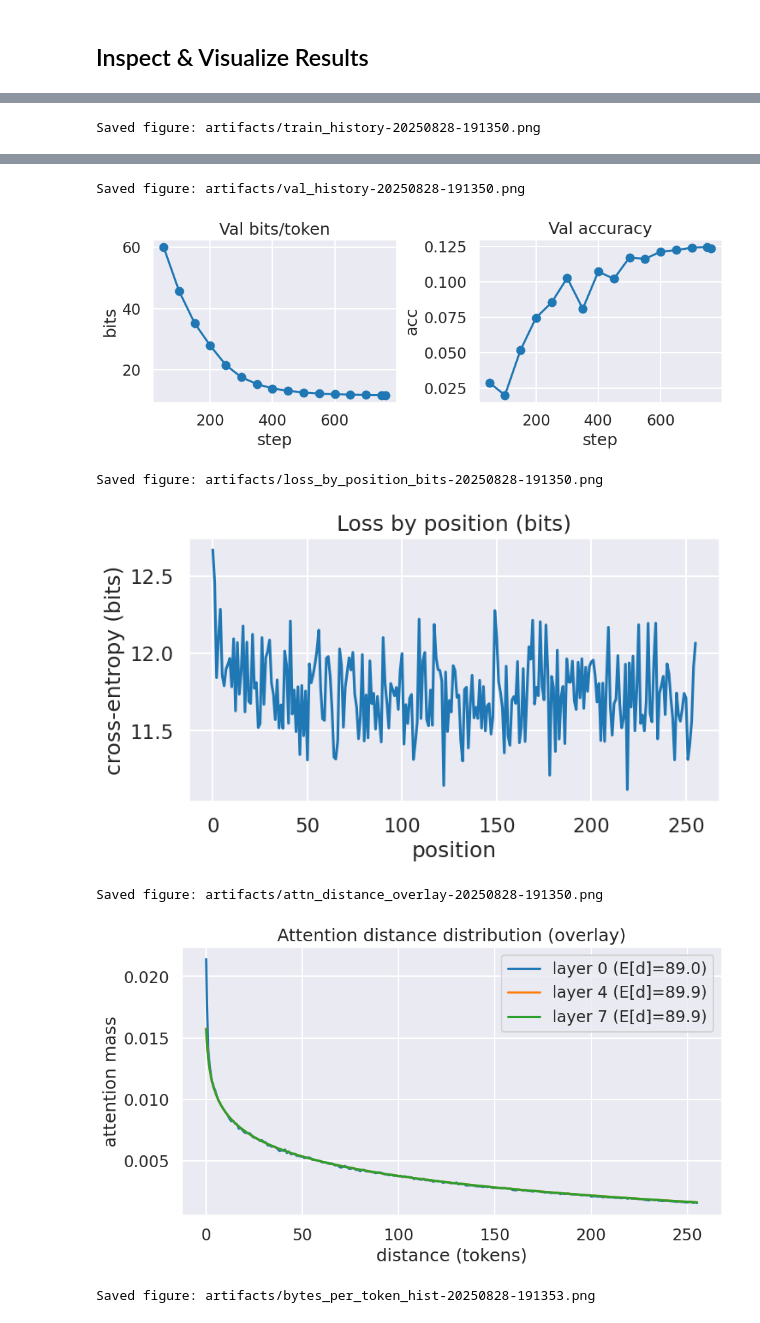
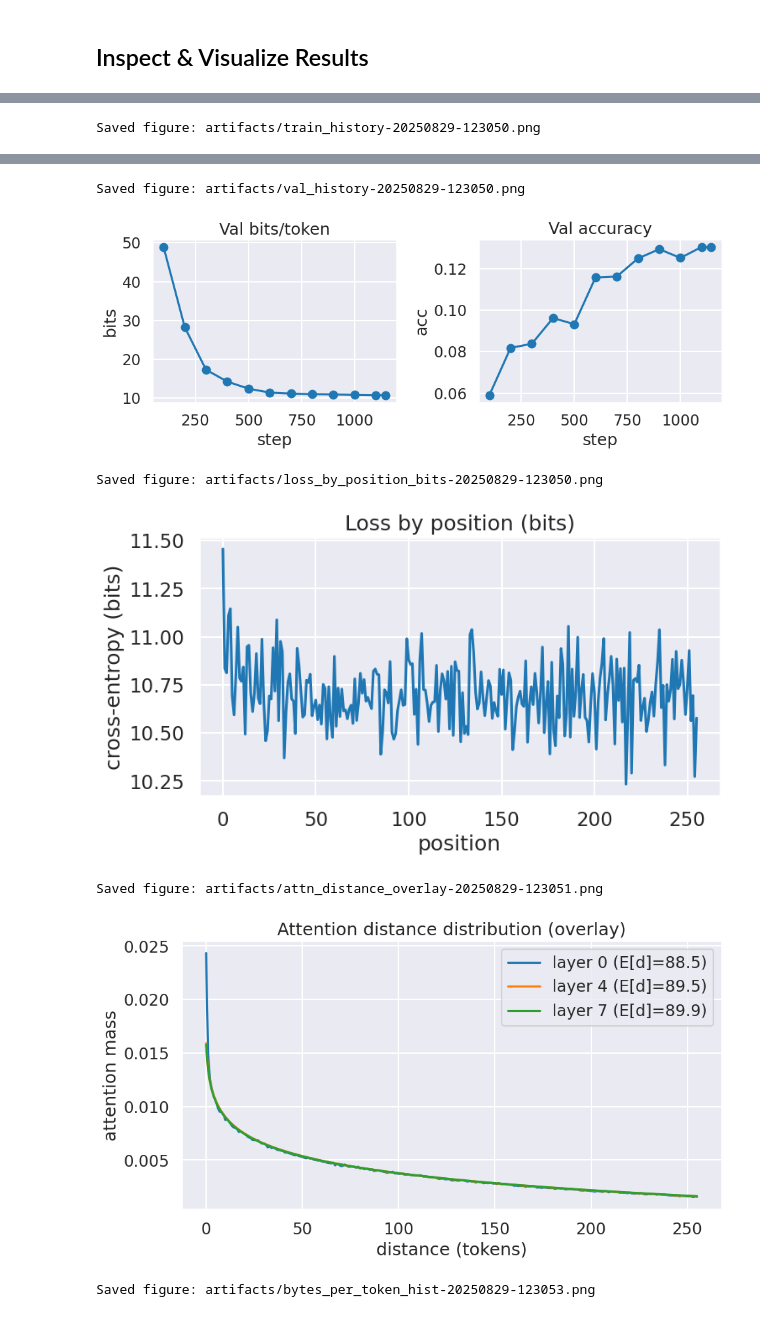
Before and after one commit to No-Stream/transformer-experiments, a Jupyter notebook: transformer_experiments.ipynb, the cells around one changed output, grey strips where cells are left out. Cells and saved outputs as stored; diff of their text form; code cells hidden in the pictures.

```diff
--- a/transformer_experiments.ipynb
+++ b/transformer_experiments.ipynb
@@ -133,6 +133,9 @@ class HFTokenizerAdapter:
             trust_remote_code=False,
         )
         self.tok = tok
+        # Common special IDs (may be None depending on tokenizer)
+        self.bos_id = getattr(self.tok, 'bos_token_id', None)
+        self.eos_id = getattr(self.tok, 'eos_token_id', None)
         self.vocab_size = int(self.tok.vocab_size)
         # Cache for quick checks
         self._special_tokens = set(getattr(self.tok, "all_special_tokens", []))
@@ -318,7 +321,10 @@ class DecoderOnlyLM(nn.Module):
 
         # LM head weight tied to tok_emb
         self.lm_head = nn.Linear(cfg.d_model, cfg.vocab_size, bias=False)
-        self.lm_head.weight = self.tok_emb.weight  # TODO weight tying???
+
+        # Initialize weights (GPT-2 style) before tying
+        self.apply(self._init_weights)
+        self.lm_head.weight = self.tok_emb.weight  # weight tying
 
     def _init_weights(self, module):
         # GPT2 style
@@ -775,16 +792,16 @@ cfg = Config(
     n_layers=12,
     d_mlp=2_048,
     max_seq_len=512,
-    dropout=0.1,
+    dropout=0.05,
     micro_batch_size=32,  # 8–16
     effective_batch_size=512,  # via grad accumulation
     token_budget=300_000_000,  # 200M+ later
     peak_lr=3e-4,
-    min_lr_ratio=0.10,
-    warmup_steps=500,  # short warmup for small runs; increase for long training
+    min_lr_ratio=0.20,
+    warmup_steps=50,  # ~4% of ~1.1k steps for 300M tokens
     betas=(0.9, 0.95),
-    weight_decay=0.10,
-    grad_clip=1.0,
+    weight_decay=0.05,
+    grad_clip=30.0,
     use_bf16=True,
     log_interval=25,  # can increase to e.g. 10's + 100's later
     val_interval=100,
@@ -820,9 +837,23 @@ train_loader, val_loader = make_wikipedia_loaders(
     config=WIKIPEDIA_VERSION,
 )
 
-optimizer = torch.optim.AdamW(
-    model.parameters(), lr=cfg.peak_lr, betas=cfg.betas, weight_decay=cfg.weight_decay
-)
+# AdamW with proper no-decay on norms/bias/embeddings
+decay_params, no_decay_params = [], []
+for name, p in model.named_parameters():
+    if not p.requires_grad:
+        continue
+    is_bias = name.endswith('.bias')
+    is_ln = ('ln' in name.lower()) or ('layernorm' in name.lower())
+    is_emb = ('tok_emb' in name) or ('pos_emb' in name) or ('embedding' in name.lower())
+    if is_bias or is_ln or is_emb:
+        no_decay_params.append(p)
+    else:
+        decay_params.append(p)
+opt_groups = [
+    {'params': decay_params, 'weight_decay': cfg.weight_decay},
+    {'params': no_decay_params, 'weight_decay': 0.0},
+]
+optimizer = torch.optim.AdamW(opt_groups, lr=cfg.peak_lr, betas=cfg.betas)
 
 grad_accum_steps = max(1, cfg.effective_batch_size // cfg.micro_batch_size)
 tokens_per_microbatch = cfg.micro_batch_size * cfg.max_seq_len
@@ -835,6 +866,7 @@ scheduler = WarmupCosineScheduler(
     warmup_steps=cfg.warmup_steps,
     total_steps=total_opt_steps,
     min_lr_ratio=cfg.min_lr_ratio,
+    hold_ratio=0.5,
 )
 
 logger.info(
@@ -1550,8 +1744,8 @@ gen_text = generate_text(
     tokenizer,
     prompt=PROMPT,
     max_new_tokens=80,
-    temperature=0.9,
-    top_k=50,
+    temperature=0.7,
+    top_k=32,
     device=device,
 )
 print("\n\n === Generation === ")
@@ -1568 +1762 @@ Saved figure: artifacts/lr_schedule-20250828-191349.png
-Saved figure: artifacts/train_history-20250828-191350.png
+Saved figure: artifacts/train_history-20250829-123050.png
@@ -1570,9 +1764,9 @@ Saved figure: artifacts/train_history-20250828-191350.png
-Saved figure: artifacts/val_history-20250828-191350.png
+Saved figure: artifacts/val_history-20250829-123050.png
-[figure, old version]
+[figure, new version]
-Saved figure: artifacts/loss_by_position_bits-20250828-191350.png
+Saved figure: artifacts/loss_by_position_bits-20250829-123050.png
-[figure, old version]
+[figure, new version]
-Saved figure: artifacts/attn_distance_overlay-20250828-191350.png
+Saved figure: artifacts/attn_distance_overlay-20250829-123051.png
-[figure, old version]
+[figure, new version]
-Saved figure: artifacts/bytes_per_token_hist-20250828-191353.png
+Saved figure: artifacts/bytes_per_token_hist-20250829-123053.png
 [figure]
  === Generation ===
```
Also changed, not shown: parts of 12 cells of this notebook.
